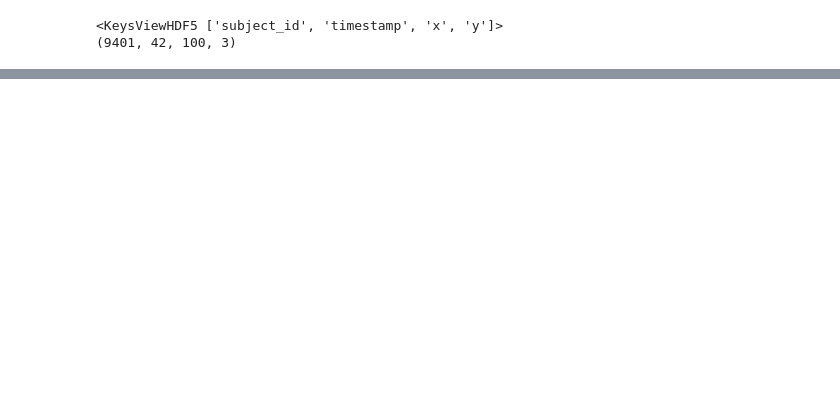
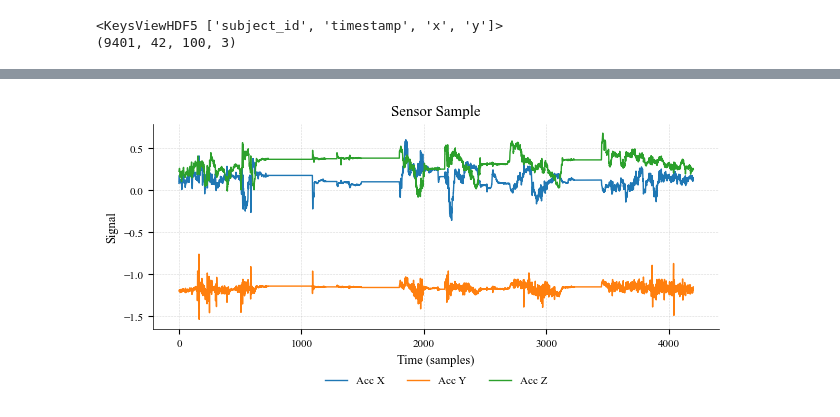
Before and after one commit to yuc0805/DeepPostures_MAE, a Jupyter notebook: MoCA/submit_figure.ipynb, the cells around one changed output, grey strips where cells are left out. Cells and saved outputs as stored; diff of their text form; code cells hidden in the pictures; blank space fills up the shorter version.

```diff
--- a/MoCA/submit_figure.ipynb
+++ b/MoCA/submit_figure.ipynb
@@ -898,0 +900,6 @@ findfont: Generic family 'serif' not found because none of the following familie
+# %%
+from util.datasets import channel_permute
+permute_sample = channel_permute(sample)
+fig, ax = plot_nature_style(permute_sample)
+# %% [output]
+[figure, added]
```
Also changed, not shown: parts of 8 cells of this notebook, 2 other files.
